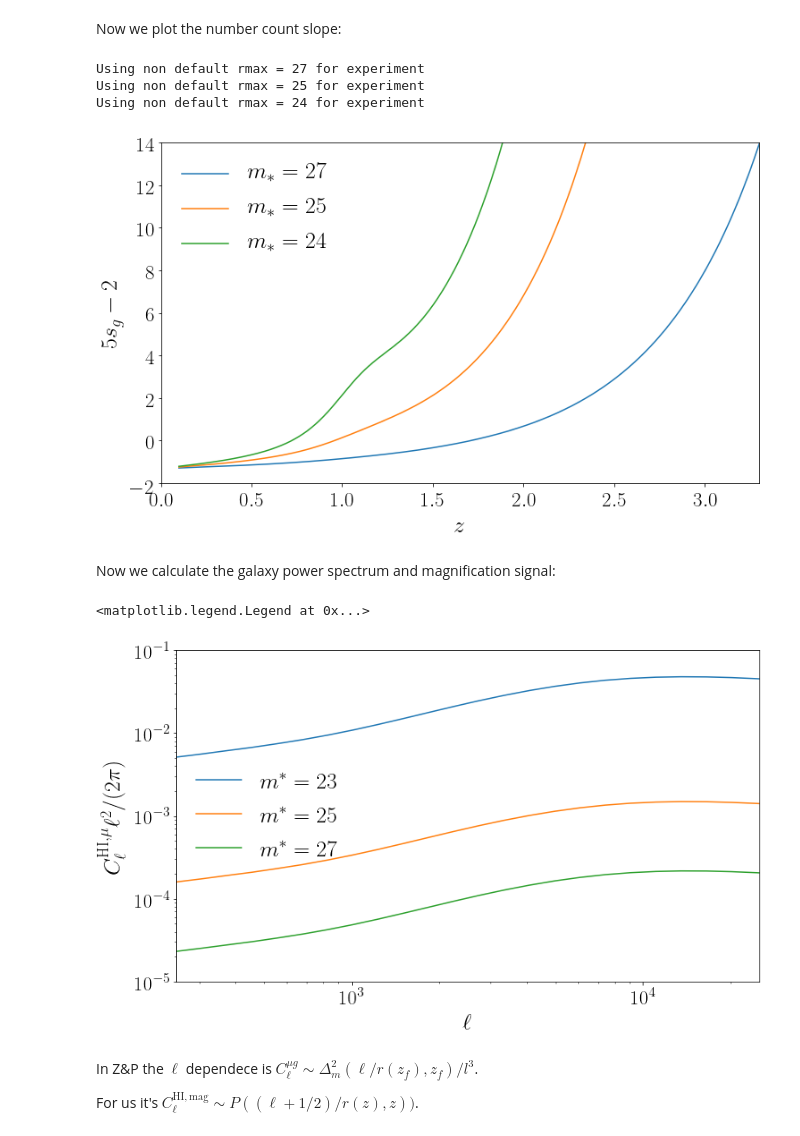
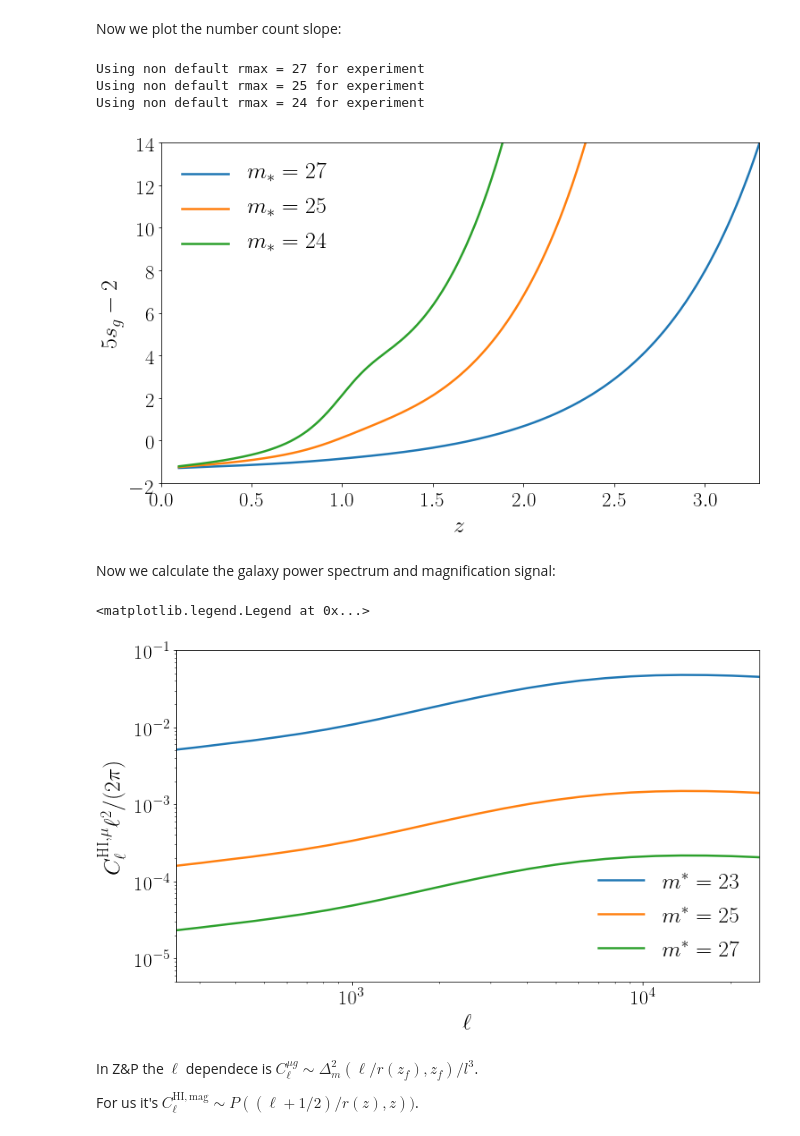
Before and after one commit to amadeuswi/MagBias, a Jupyter notebook: S2N.ipynb, the cells around one changed output. Cells and saved outputs as stored; diff of their text form; code cells hidden in the pictures.

```diff
--- a/S2N.ipynb
+++ b/S2N.ipynb
@@ -143,9 +145,9 @@ sg3tab = 5*sg(z3, MAXMAG = rmax3 )-2
 
 
 
-ax2.plot(z, sg1tab, label = r"$m_* = {}$".format(rmax_default))
-ax2.plot(z2, sg2tab, label = r"$m_* = {}$".format(rmax2))
-ax2.plot(z3, sg3tab, label = r"$m_* = {}$".format(rmax3))
+ax2.plot(z, sg1tab, label = r"$m_* = {}$".format(rmax_default), lw = lw)
+ax2.plot(z2, sg2tab, label = r"$m_* = {}$".format(rmax2), lw = lw)
+ax2.plot(z3, sg3tab, label = r"$m_* = {}$".format(rmax3), lw = lw)
 
 
 
@@ -166,7 +168,7 @@ plotdir = "/Users/amadeus/Documents/PhD/work/MagBias/plots/"
 Using non default rmax = 27 for experiment
 Using non default rmax = 25 for experiment
 Using non default rmax = 24 for experiment
-[figure, old version]
+[figure, new version]
 # %% [markdown]
 Now we calculate the galaxy power spectrum and magnification signal:
 # %%
@@ -177,27 +179,27 @@ Cl_Hxm_tab = [Cl_HIxmag_CAMB(ltab, zf, dzf, zb, dzb, MAXMAG = rrr)
 # %%
 #plot it:
 fig = P.figure(figsize = (12,7)); ax = fig.add_subplot(111);
 
 for ri in range(len(rmaxtab)):
     rma = rmaxtab[ri]
     Clll = Cl_Hxm_tab[ri]
-    ax.loglog(ltab, Clll*ltab**2 / 2 / pi, label = "$m^*={}$".format(rma))
+    ax.loglog(ltab, Clll*ltab**2 / 2 / pi, label = "$m^*={}$".format(rma), lw = lw)
 
 
 ax.set_xlabel("$\ell$")
 ax.set_ylabel("$C_\ell^\mathrm{HI, \mu} \ell^2/(2\pi)$")
 
 ax.set_xlim((250,25000))
-ax.set_ylim((1e-5, 1e-1))
+ax.set_ylim((5e-6, 1e-1))
 # ax.set_ylim((1e-6, 6e-1))
 # ax.legend()
 # P.tight_layout()
 
-P.legend(frameon = False)
+P.legend(frameon = False, loc = "lower right")
 # P.savefig(plotdir + "HIxmag_Cls.pdf")
 # %% [output]
 <matplotlib.legend.Legend at 0x...>
-[figure, old version]
+[figure, new version]
 # %% [markdown]
 
 
```
Also changed, not shown: parts of 14 cells of this notebook, 2 other files.
